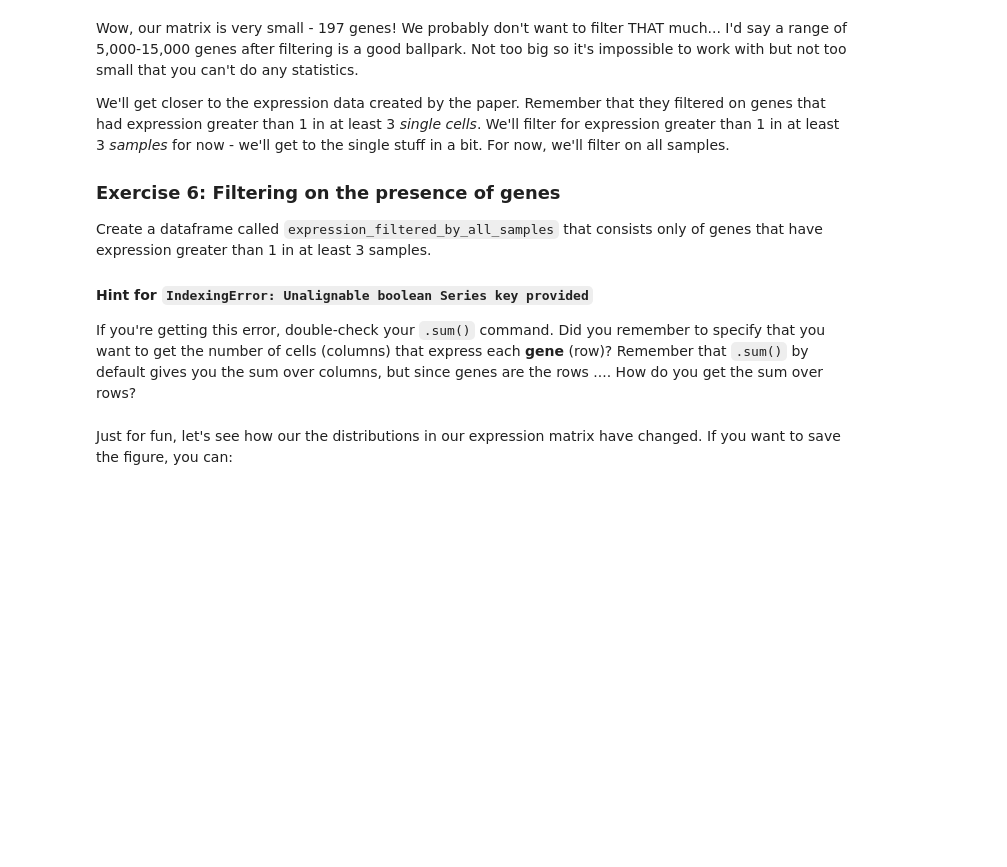
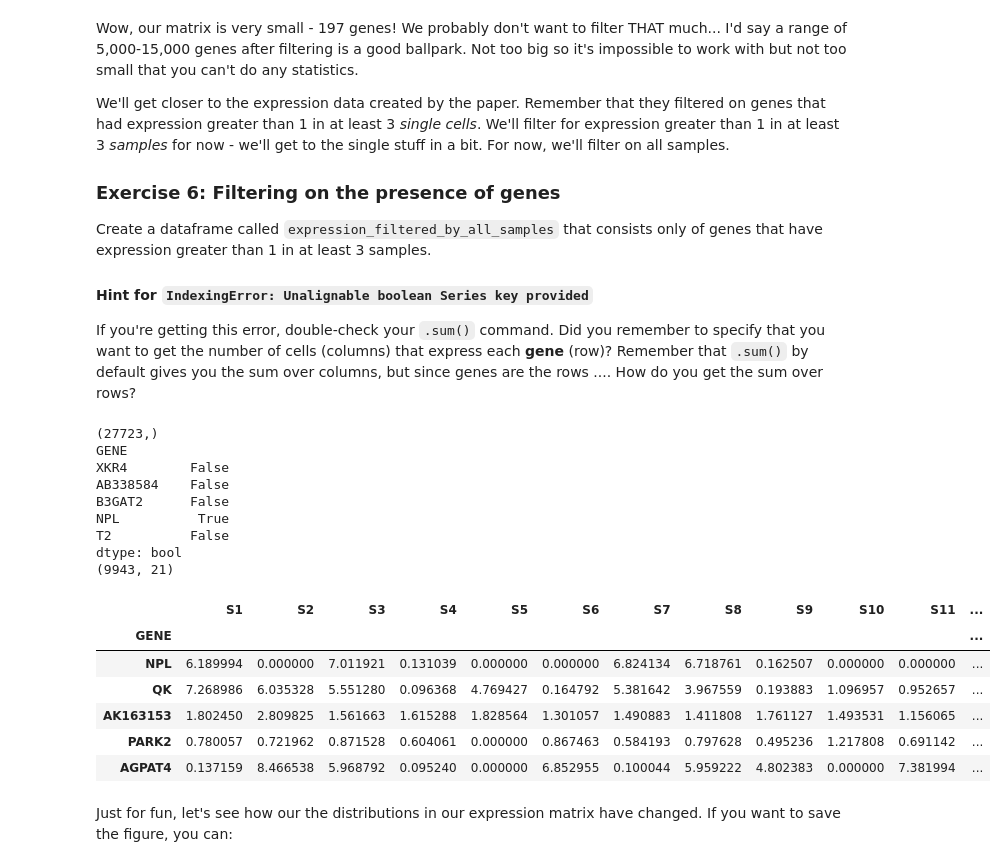
Before and after one commit to haematologic/single-cell-bioinformatics, a Jupyter notebook: notebooks/1.2_Downloading_public_data_Shalek2013.ipynb, the cells around one changed output. Saved outputs shown, nothing was run; the diff lists cells and outputs as text; code cells hidden in the pictures; blank space fills up the shorter version.

```diff
--- a/notebooks/1.2_Downloading_public_data_Shalek2013.ipynb
+++ b/notebooks/1.2_Downloading_public_data_Shalek2013.ipynb
@@ -314,9 +589,29 @@ Create a dataframe called `expression_filtered_by_all_samples` that consists onl
 If you're getting this error, double-check your `.sum()` command. Did you remember to specify that you want to get the number of cells (columns) that express each **gene** (row)? Remember that `.sum()` by default gives you the sum over columns, but since genes are the rows .... How do you get the sum over rows?
 # %%
 # YOUR CODE HERE
-
+new_genes = (expression_logged > 1).sum(axis=1) >= 3
+print(new_genes.shape)
+print(new_genes.head())
+expression_filtered_by_all_samples = expression_logged.loc[new_genes]
 print(expression_filtered_by_all_samples.shape)
 expression_filtered_by_all_samples.head()
+# %% [output]
+(27723,)
+GENE
+XKR4        False
+AB338584    False
+B3GAT2      False
+NPL          True
+T2          False
+dtype: bool
+(9943, 21)
+|  | S1 | S2 | S3 | S4 | S5 | S6 | S7 | S8 | S9 | S10 | S11 | ... |
+| GENE |  |  |  |  |  |  |  |  |  |  |  | ... |
+| NPL | 6.189994 | 0.000000 | 7.011921 | 0.131039 | 0.000000 | 0.000000 | 6.824134 | 6.718761 | 0.162507 | 0.000000 | 0.000000 | ... |
+| QK | 7.268986 | 6.035328 | 5.551280 | 0.096368 | 4.769427 | 0.164792 | 5.381642 | 3.967559 | 0.193883 | 1.096957 | 0.952657 | ... |
+| AK163153 | 1.802450 | 2.809825 | 1.561663 | 1.615288 | 1.828564 | 1.301057 | 1.490883 | 1.411808 | 1.761127 | 1.493531 | 1.156065 | ... |
+| PARK2 | 0.780057 | 0.721962 | 0.871528 | 0.604061 | 0.000000 | 0.867463 | 0.584193 | 0.797628 | 0.495236 | 1.217808 | 0.691142 | ... |
+| AGPAT4 | 0.137159 | 8.466538 | 5.968792 | 0.095240 | 0.000000 | 6.852955 | 0.100044 | 5.959222 | 4.802383 | 0.000000 | 7.381994 | ... |
 # %%
 assert expression_filtered_by_all_samples.shape == (9943, 21)
 # %% [markdown]
```
Also changed, not shown: parts of 26 cells of this notebook, 14 other files.
